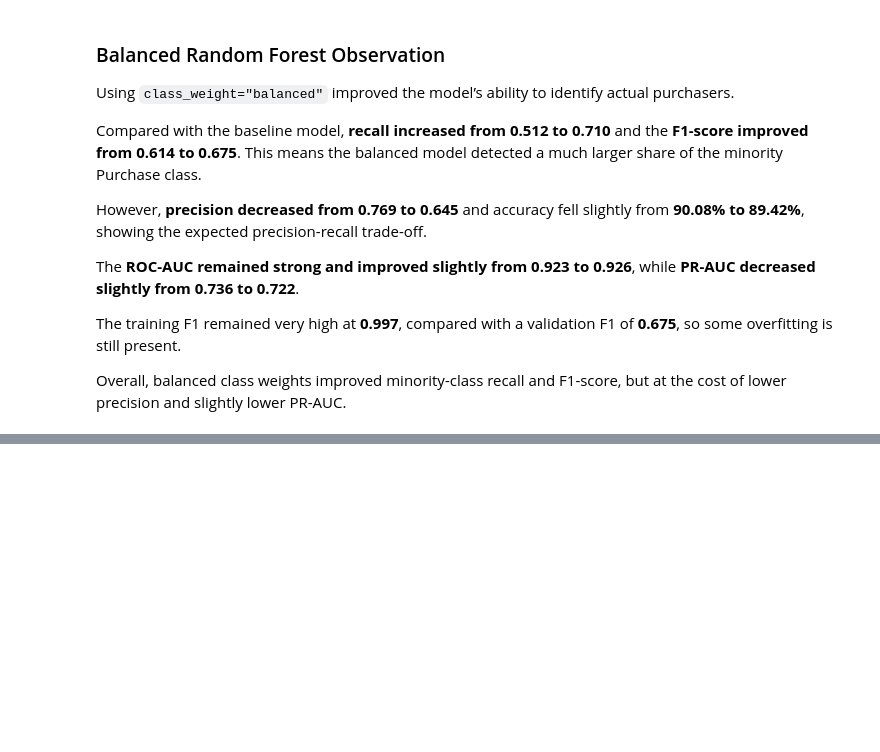
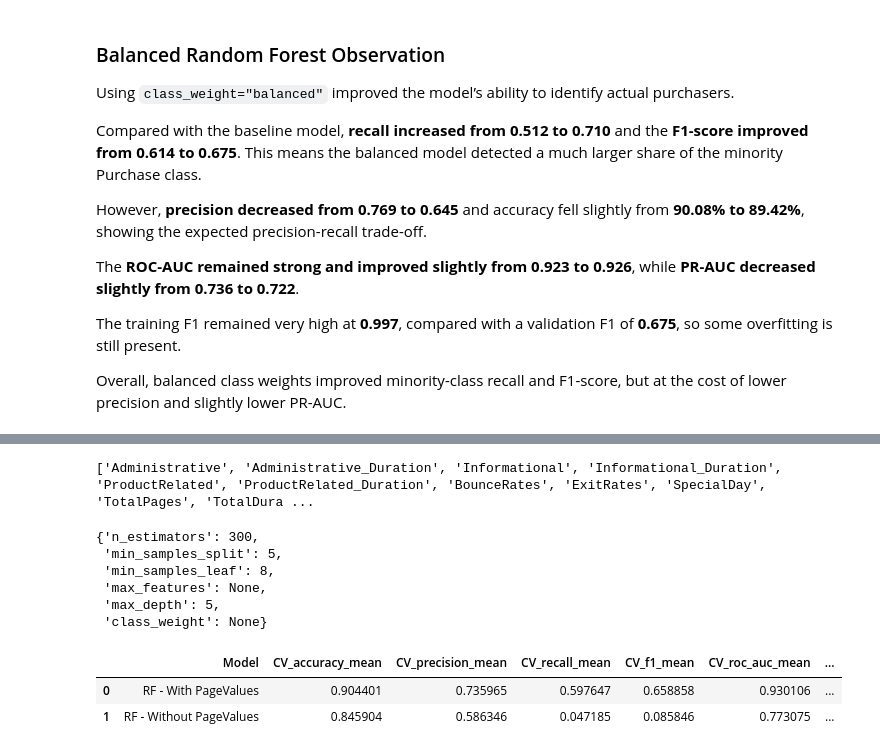
Before and after one commit to Inupama/BuySense, a Jupyter notebook: experiments/04d_random_forest.ipynb, the cells around one changed output, grey strips where cells are left out. Saved outputs shown, nothing was run; the diff lists cells and outputs as text; code cells hidden in the pictures; blank space fills up the shorter version.

```diff
--- a/experiments/04d_random_forest.ipynb
+++ b/experiments/04d_random_forest.ipynb
@@ -396,0 +669,4 @@ Overall, balanced class weights improved minority-class recall and F1-score, but
+# %%
+print(numeric_features_no_pv)
+# %% [output]
+['Administrative', 'Administrative_Duration', 'Informational', 'Informational_Duration', 'ProductRelated', 'ProductRelated_Duration', 'BounceRates', 'ExitRates', 'SpecialDay', 'TotalPages', 'TotalDura ...
@@ -396,0 +698,63 @@ Overall, balanced class weights improved minority-class recall and F1-score, but
+# %%
+best_params_clean = {
+    key.replace("model__", ""): value
+    for key, value in rf_search.best_params_.items()
+}
+
+best_params_clean
+# %% [output]
+{'n_estimators': 300,
+ 'min_samples_split': 5,
+ 'min_samples_leaf': 8,
+ 'max_features': None,
+ 'max_depth': 5,
+ 'class_weight': None}
+# %%
+rf_no_pv = Pipeline([
+    (
+        "preprocessor",
+        preprocessor_tree_no_pv
+    ),
+
+    (
+        "model",
+        RandomForestClassifier(
+            **best_params_clean,
+            random_state=42,
+            n_jobs=-1
+        )
+    )
+])
+# %%
+rf_with_pv_row, _ = summarize_cv(
+    "RF - With PageValues",
+    best_rf,
+    X_train,
+    y_train
+)
+# %%
+rf_without_pv_row, _ = summarize_cv(
+    "RF - Without PageValues",
+    rf_no_pv,
+    X_train_without_pagevalues,
+    y_train
+)
+# %%
+pd.DataFrame([
+    rf_with_pv_row,
+    rf_without_pv_row
+])[
+    [
+        "Model",
+        "CV_accuracy_mean",
+        "CV_precision_mean",
+        "CV_recall_mean",
+        "CV_f1_mean",
+        "CV_roc_auc_mean",
+        "CV_pr_auc_mean"
+    ]
+]
+# %% [output]
+|  | Model | CV_accuracy_mean | CV_precision_mean | CV_recall_mean | CV_f1_mean | CV_roc_auc_mean | ... |
+| 0 | RF - With PageValues | 0.904401 | 0.735965 | 0.597647 | 0.658858 | 0.930106 | ... |
+| 1 | RF - Without PageValues | 0.845904 | 0.586346 | 0.047185 | 0.085846 | 0.773075 | ... |
```
Also changed, not shown: parts of 26 cells of this notebook.
